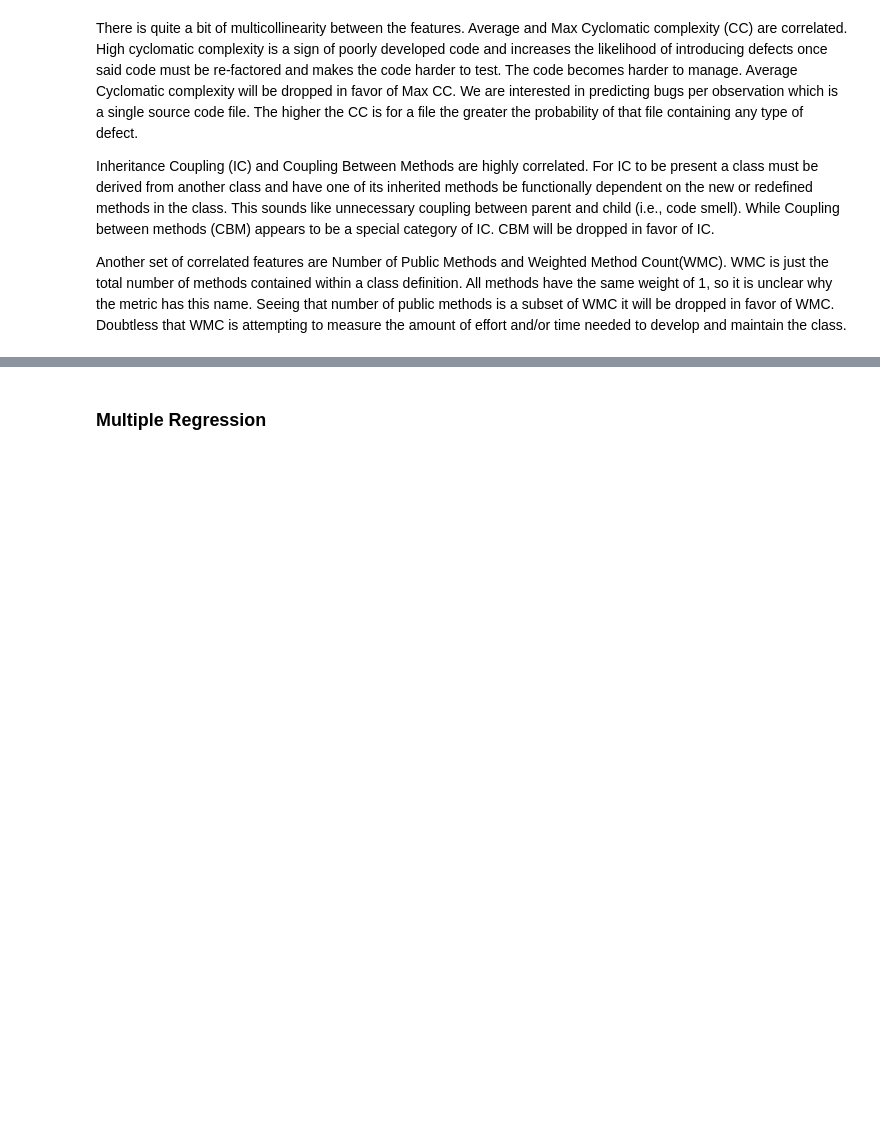
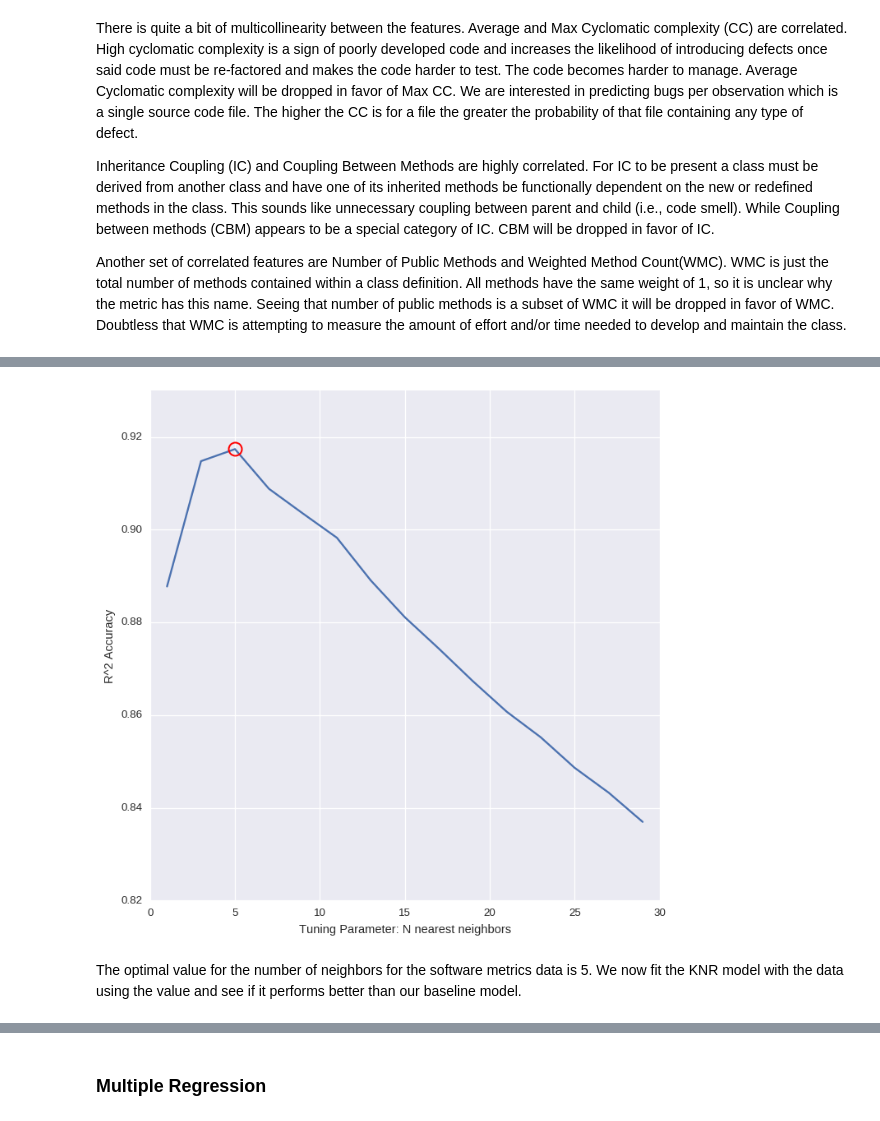
Before and after one commit to 315iah515/Thinkful-Notebooks, a Jupyter notebook: Bootcamp/Supervised/CapStone/SupervisedLearningCapStone.ipynb, the cells around one changed output, grey strips where cells are left out. Saved outputs shown, nothing was run; the diff lists cells and outputs as text; code cells hidden in the pictures; blank space fills up the shorter version.

```diff
--- a/Bootcamp/Supervised/CapStone/SupervisedLearningCapStone.ipynb
+++ b/Bootcamp/Supervised/CapStone/SupervisedLearningCapStone.ipynb
@@ -280,0 +289,28 @@ Baseline RMSE converted to original scale: 1.816
+# %%
+# Let us find the best value for k
+knr = neighbors.KNeighborsRegressor(weights='distance')
+
+k_range = list(range(1, 30, 2))
+param_grid = dict(n_neighbors=k_range)
+
+grid = GridSearchCV(knr, param_grid, cv=5)
+y = sw_metrics.cbrt_bugs
+X = sw_metrics.drop(['bugs','bugs_b'], axis=1)
+grid.fit(X, y)
+
+
+# check the results of the grid search
+grid.grid_scores_
+grid_mean_scores = [result[1] for result in grid.grid_scores_]
+# this is a list of the average accuracies for each parameter combination
+plt.figure(figsize=(800/my_dpi, 800/my_dpi), dpi=my_dpi)
+plt.ylim([0.82, 0.93])
+plt.xlabel('Tuning Parameter: N nearest neighbors')
+plt.ylabel('R^2 Accuracy')
+plt.plot(k_range, grid_mean_scores)
+__ = plt.plot(grid.best_params_['n_neighbors'], grid.best_score_, 'ro', markersize=12, markeredgewidth=1.5,
+         markerfacecolor='None', markeredgecolor='r')
+# %% [output]
+[figure, added]
+# %% [markdown]
+The optimal value for the number of neighbors for the software metrics data is 5.  We now fit the KNR model with the data using the value and see if it performs better than our baseline model.
```
Also changed, not shown: parts of 16 cells of this notebook.
